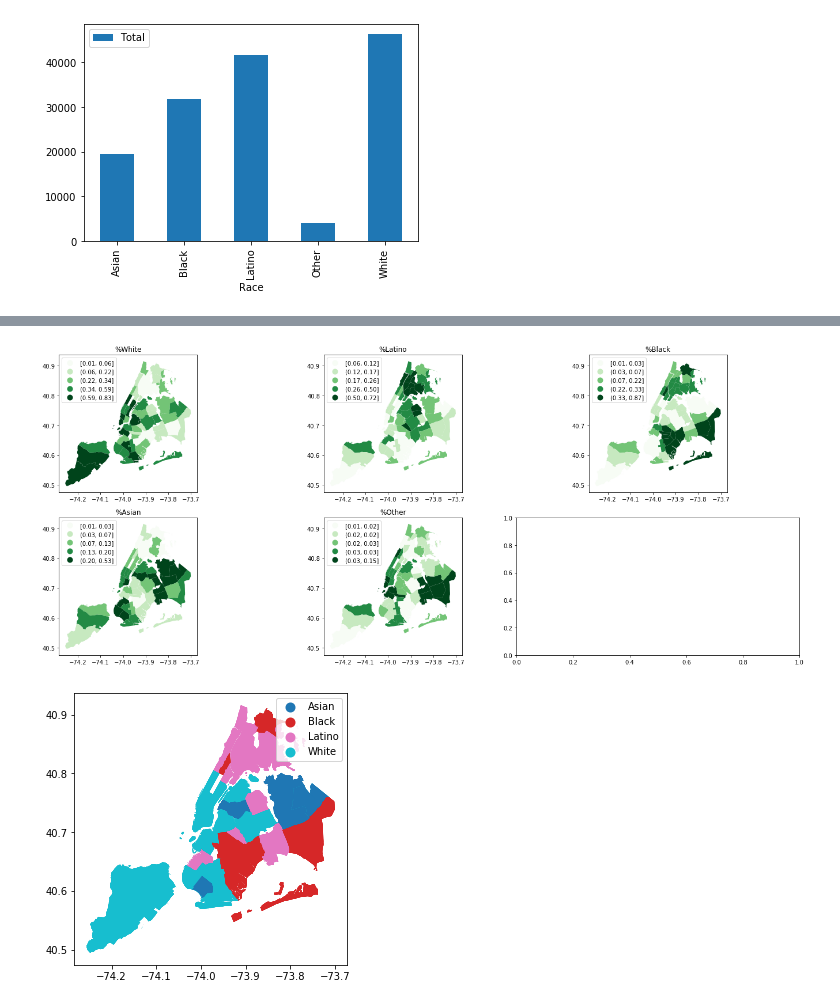
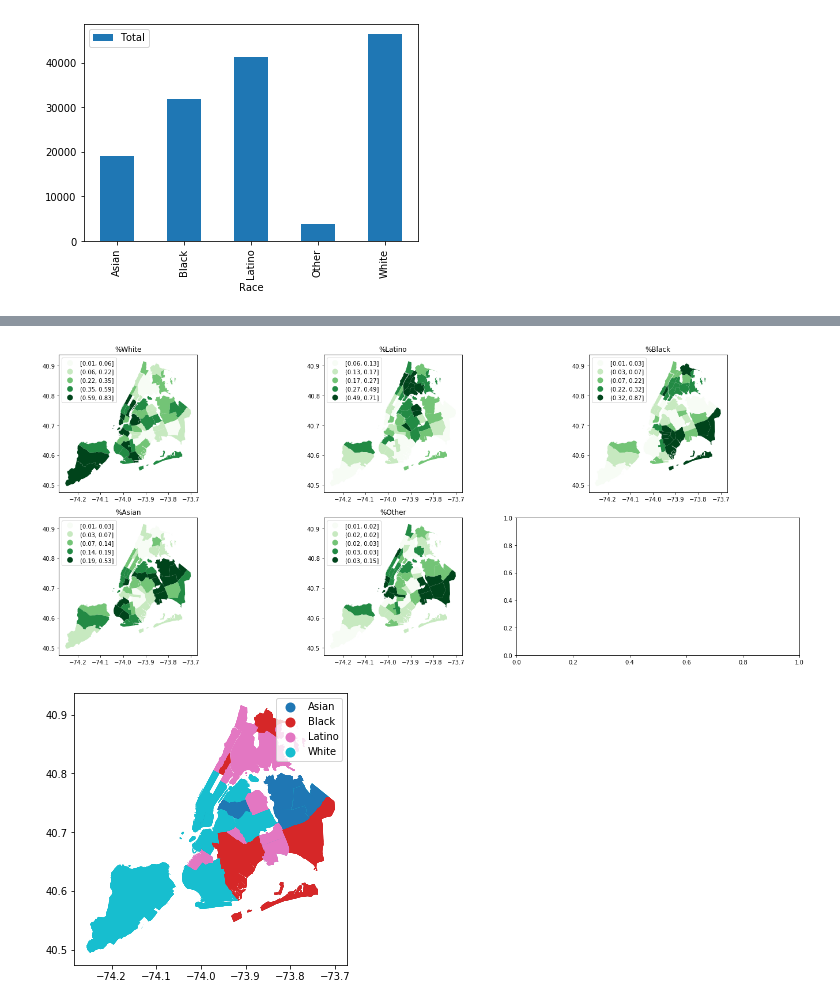
Before and after one commit to JeremyR327/PUI-Cleaned-Data, a Jupyter notebook: PUI_Race.ipynb, the cells around one changed output, grey strips where cells are left out. Saved outputs shown, nothing was run; the diff lists cells and outputs as text; code cells hidden in the pictures.

Commit message:
alba
race geo updated timeframe (2013-2017) + first "sketch" of clustering. Work in process

```diff
--- a/PUI_Race.ipynb
+++ b/PUI_Race.ipynb
@@ -62,7 +62,7 @@ race.describe()
 # work with total values
 # %%
 drop_locations = ['New York City', 'Manhattan', 'Brooklyn', 'Queens', 'Bronx', 'Staten Island']
-drop_years = (race.TimeFrame > 2013)
+drop_years = (race.TimeFrame > 2012) & (race.TimeFrame < 2018)
 drop_percent = (race['DataFormat'] == 'Number')
 
 race_nr = race[~race['Location'].isin(drop_locations)]
@@ -133,7 +133,7 @@ yearly.plot()
 # work with percentages
 # %%
 drop_locations = ['New York City', 'Manhattan', 'Brooklyn', 'Queens', 'Bronx', 'Staten Island']
-drop_years = (race.TimeFrame > 2013)
+drop_years = (race.TimeFrame > 2012) & (race.TimeFrame < 2018)
 drop_number = (race['DataFormat'] == 'Percent')
 
 race_percent = race[~race['Location'].isin(drop_locations)]
@@ -245,31 +245,31 @@ raceGeo
 # %%
 # percentage race per cd
 
 fig, ax = plt.subplots(2,3, figsize=(20,8))
 
 color_race = 'Greens'
 
-raceGeo[raceGeo.Year == 2018].plot(ax=ax[0][0], column='%White', k=5, scheme='Quantiles', colormap=color_race,legend=True,
+raceGeo[raceGeo.Year == 2017].plot(ax=ax[0][0], column='%White', k=5, scheme='Quantiles', colormap=color_race,legend=True,
               legend_kwds={'loc': 'upper left'})
-raceGeo[raceGeo.Year == 2018].plot(ax=ax[0][1], column='%Latino', k=5, scheme='Quantiles', colormap=color_race,legend=True,
+raceGeo[raceGeo.Year == 2017].plot(ax=ax[0][1], column='%Latino', k=5, scheme='Quantiles', colormap=color_race,legend=True,
               legend_kwds={'loc': 'upper left'})
-raceGeo[raceGeo.Year == 2018].plot(ax=ax[0][2], column='%Black', k=5, scheme='Quantiles', colormap=color_race,legend=True,
+raceGeo[raceGeo.Year == 2017].plot(ax=ax[0][2], column='%Black', k=5, scheme='Quantiles', colormap=color_race,legend=True,
               legend_kwds={'loc': 'upper left'})
-raceGeo[raceGeo.Year == 2018].plot(ax=ax[1][0], column='%Asian', k=5, scheme='Quantiles', colormap=color_race,legend=True,
+raceGeo[raceGeo.Year == 2017].plot(ax=ax[1][0], column='%Asian', k=5, scheme='Quantiles', colormap=color_race,legend=True,
               legend_kwds={'loc': 'upper left'})
-raceGeo[raceGeo.Year == 2018].plot(ax=ax[1][1], column='%Other', k=5, scheme='Quantiles', colormap=color_race,legend=True,
+raceGeo[raceGeo.Year == 2017].plot(ax=ax[1][1], column='%Other', k=5, scheme='Quantiles', colormap=color_race,legend=True,
               legend_kwds={'loc': 'upper left'})
 
 ax[0][0].set_title('%White')
 ax[0][1].set_title('%Latino')
 ax[0][2].set_title('%Black')
 ax[1][0].set_title('%Asian')
 ax[1][1].set_title('%Other')
 fig.tight_layout()
 
 plt.show()
 # %% [output]
-[figure, old version]
+[figure, new version]
 # %%
 # max race per cd
 
@@ -279,4 +279,4 @@ raceGeo.plot(ax=ax, column='max_race',legend=True)
 
 plt.show()
 # %% [output]
-[figure, old version]
+[figure, new version]
```
Also changed, not shown: parts of 10 cells of this notebook, 2 other files.
